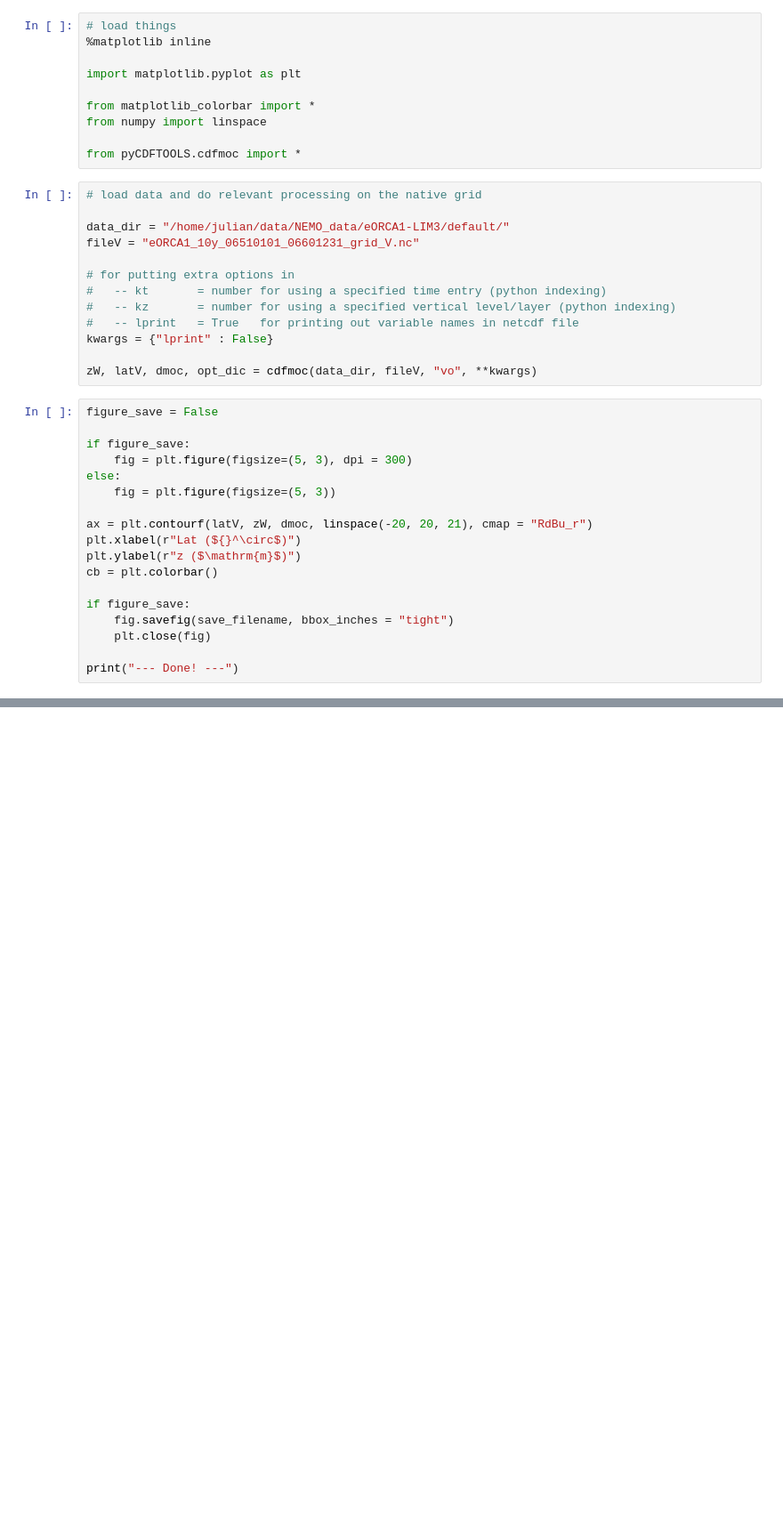
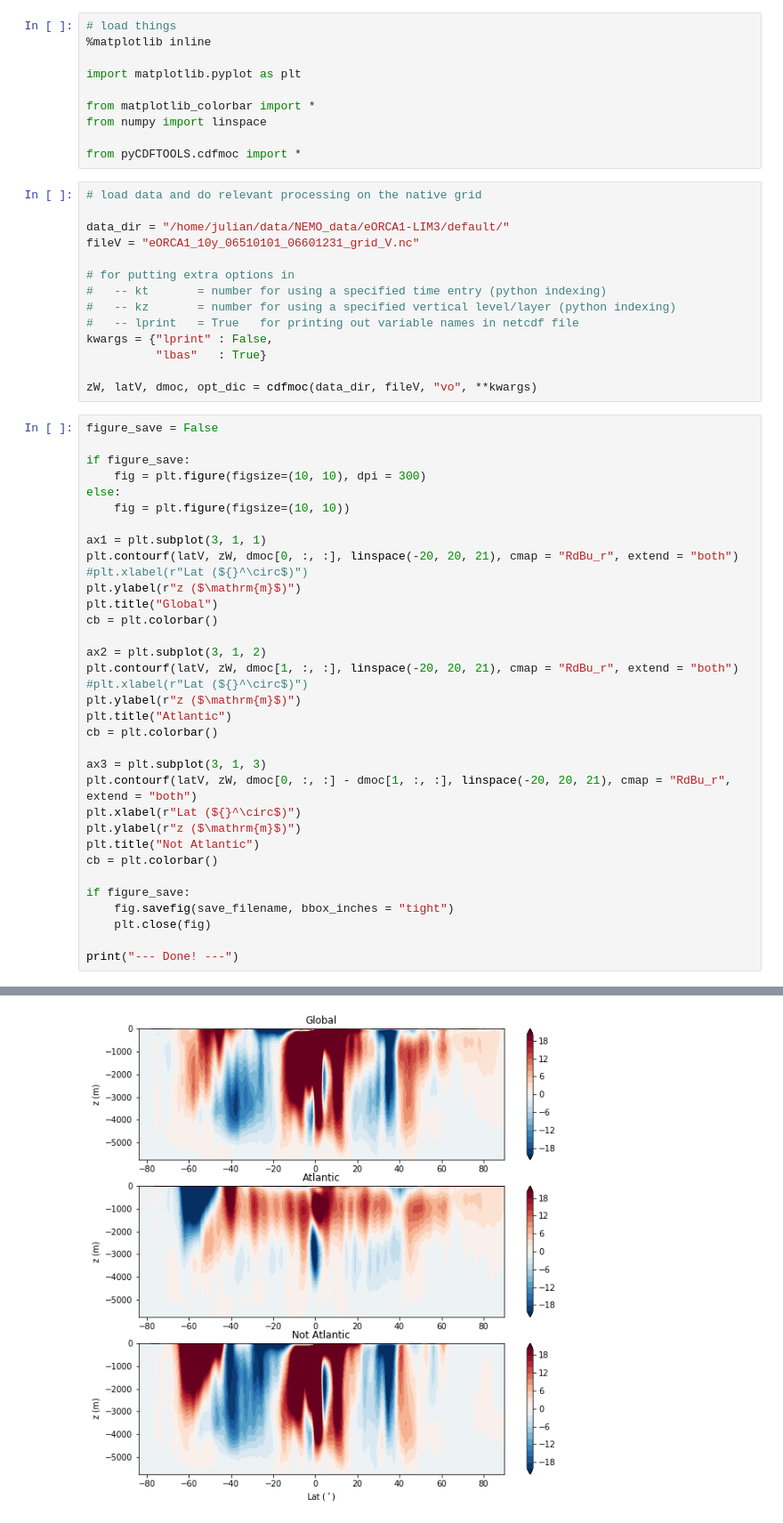
Before and after one commit to julianmak/NEMO-related, a Jupyter notebook: ORCA1/plot_moc.ipynb, the cells around one changed output, grey strips where cells are left out. Shown at 89% size. Drawn from its saved outputs; the diff is of its cells as text; blank space fills up the shorter version.

```diff
--- a/ORCA1/plot_moc.ipynb
+++ b/ORCA1/plot_moc.ipynb
@@ -18,20 +18,37 @@ fileV = "eORCA1_10y_06510101_06601231_grid_V.nc"
 #   -- kt       = number for using a specified time entry (python indexing)
 #   -- kz       = number for using a specified vertical level/layer (python indexing)
 #   -- lprint   = True   for printing out variable names in netcdf file
-kwargs = {"lprint" : False}
+kwargs = {"lprint" : False,
+          "lbas"   : True}
 
 zW, latV, dmoc, opt_dic = cdfmoc(data_dir, fileV, "vo", **kwargs)
 # %%
 figure_save = False
 
 if figure_save:
-    fig = plt.figure(figsize=(5, 3), dpi = 300)
+    fig = plt.figure(figsize=(10, 10), dpi = 300)
 else:
-    fig = plt.figure(figsize=(5, 3))
+    fig = plt.figure(figsize=(10, 10))
 
-ax = plt.contourf(latV, zW, dmoc, linspace(-20, 20, 21), cmap = "RdBu_r")
+ax1 = plt.subplot(3, 1, 1)
+plt.contourf(latV, zW, dmoc[0, :, :], linspace(-20, 20, 21), cmap = "RdBu_r", extend = "both")
+#plt.xlabel(r"Lat (${}^\circ$)")
+plt.ylabel(r"z ($\mathrm{m}$)")
+plt.title("Global")
+cb = plt.colorbar()
+
+ax2 = plt.subplot(3, 1, 2)
+plt.contourf(latV, zW, dmoc[1, :, :], linspace(-20, 20, 21), cmap = "RdBu_r", extend = "both")
+#plt.xlabel(r"Lat (${}^\circ$)")
+plt.ylabel(r"z ($\mathrm{m}$)")
+plt.title("Atlantic")
+cb = plt.colorbar()
+
+ax3 = plt.subplot(3, 1, 3)
+plt.contourf(latV, zW, dmoc[0, :, :] - dmoc[1, :, :], linspace(-20, 20, 21), cmap = "RdBu_r", extend = "both")
 plt.xlabel(r"Lat (${}^\circ$)")
 plt.ylabel(r"z ($\mathrm{m}$)")
+plt.title("Not Atlantic")
 cb = plt.colorbar()
 
 if figure_save:
@@ -39,3 +56,4 @@ if figure_save:
     plt.close(fig)
 
 print("--- Done! ---")
+# %% [output]
@@ -41,0 +61 @@ print("--- Done! ---")
+[figure, added]
```
Also changed, not shown: parts of 1 cell of this notebook, 9 other files.
